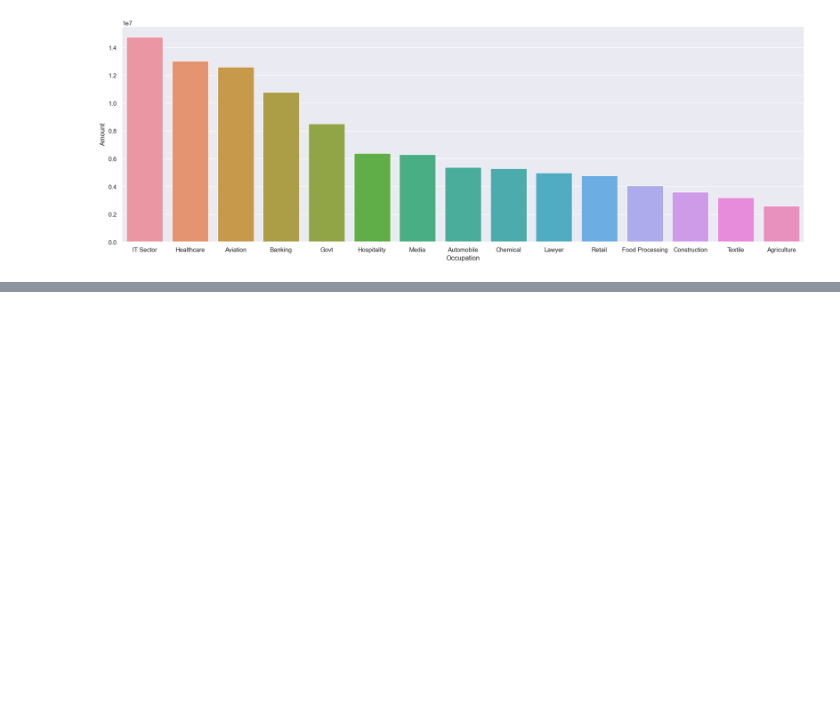
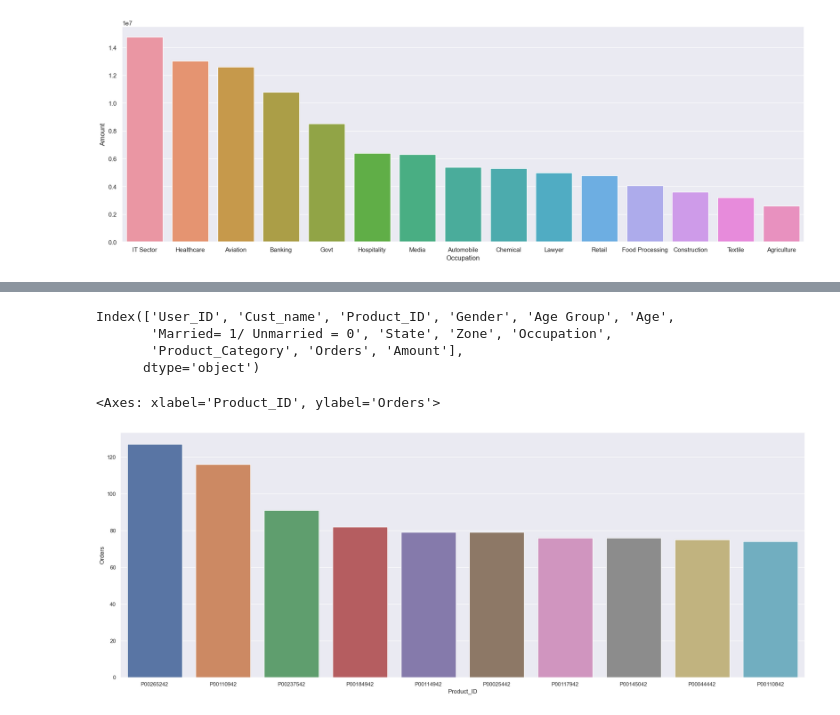
Before and after one commit to Manoj-Ghosh/Sales_Analysis_Project, a Jupyter notebook: Sales_Analysis.ipynb, the cells around one changed output, grey strips where cells are left out. Saved outputs shown, nothing was run; the diff lists cells and outputs as text; code cells hidden in the pictures; blank space fills up the shorter version.

```diff
--- a/Sales_Analysis.ipynb
+++ b/Sales_Analysis.ipynb
@@ -438,0 +466,13 @@ sns.barplot(x = 'Occupation', y = 'Amount', data = sales_data)
+# %%
+df.columns
+# %% [output]
+Index(['User_ID', 'Cust_name', 'Product_ID', 'Gender', 'Age Group', 'Age',
+       'Married= 1/ Unmarried = 0', 'State', 'Zone', 'Occupation',
+       'Product_Category', 'Orders', 'Amount'],
+      dtype='object')
+# %%
+sales_data = df.groupby(['Product_ID'], as_index= False)['Orders'].sum().sort_values(by = 'Orders', ascending= False).head(10)
+sns.barplot(x = 'Product_ID', y = 'Orders', data = sales_data)
+# %% [output]
+<Axes: xlabel='Product_ID', ylabel='Orders'>
+[figure, added]
```
Also changed, not shown: parts of 4 cells of this notebook.
